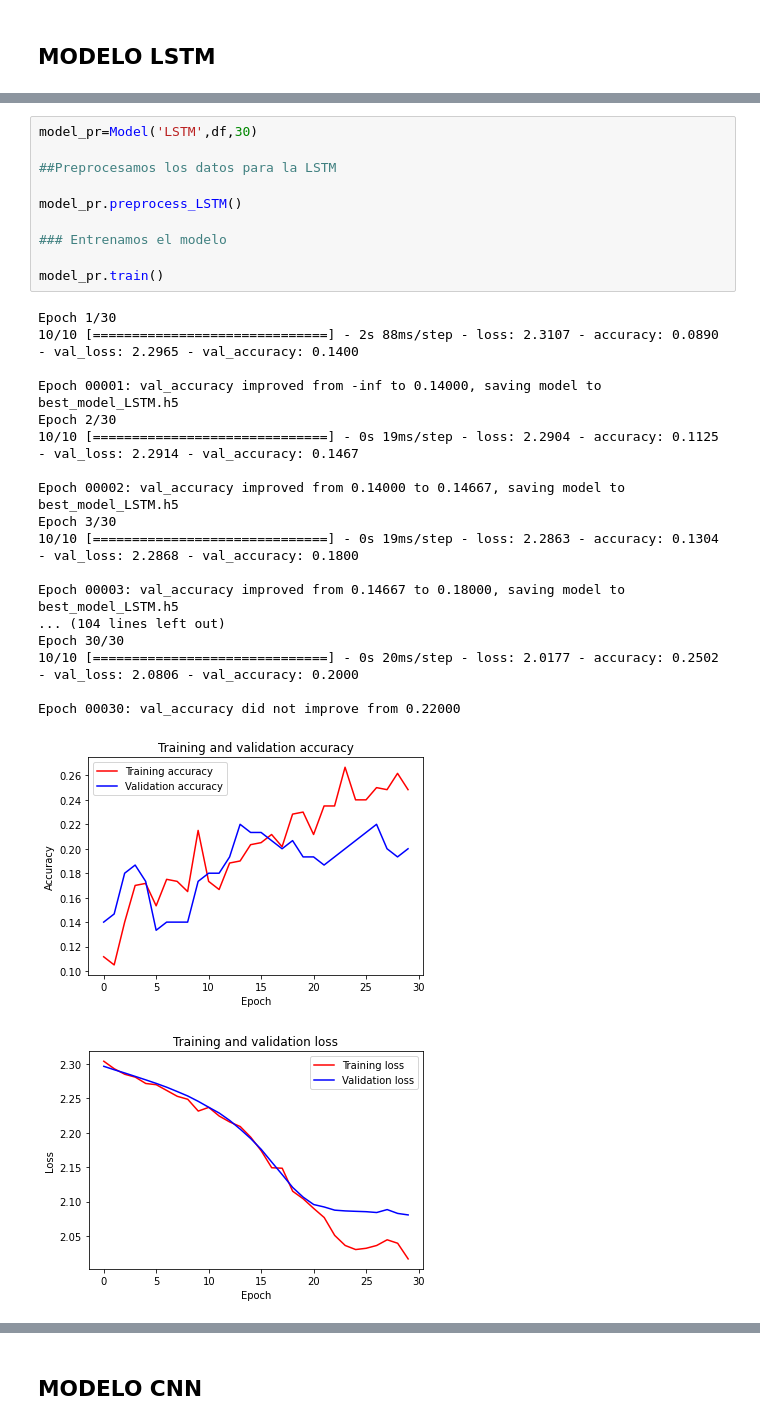
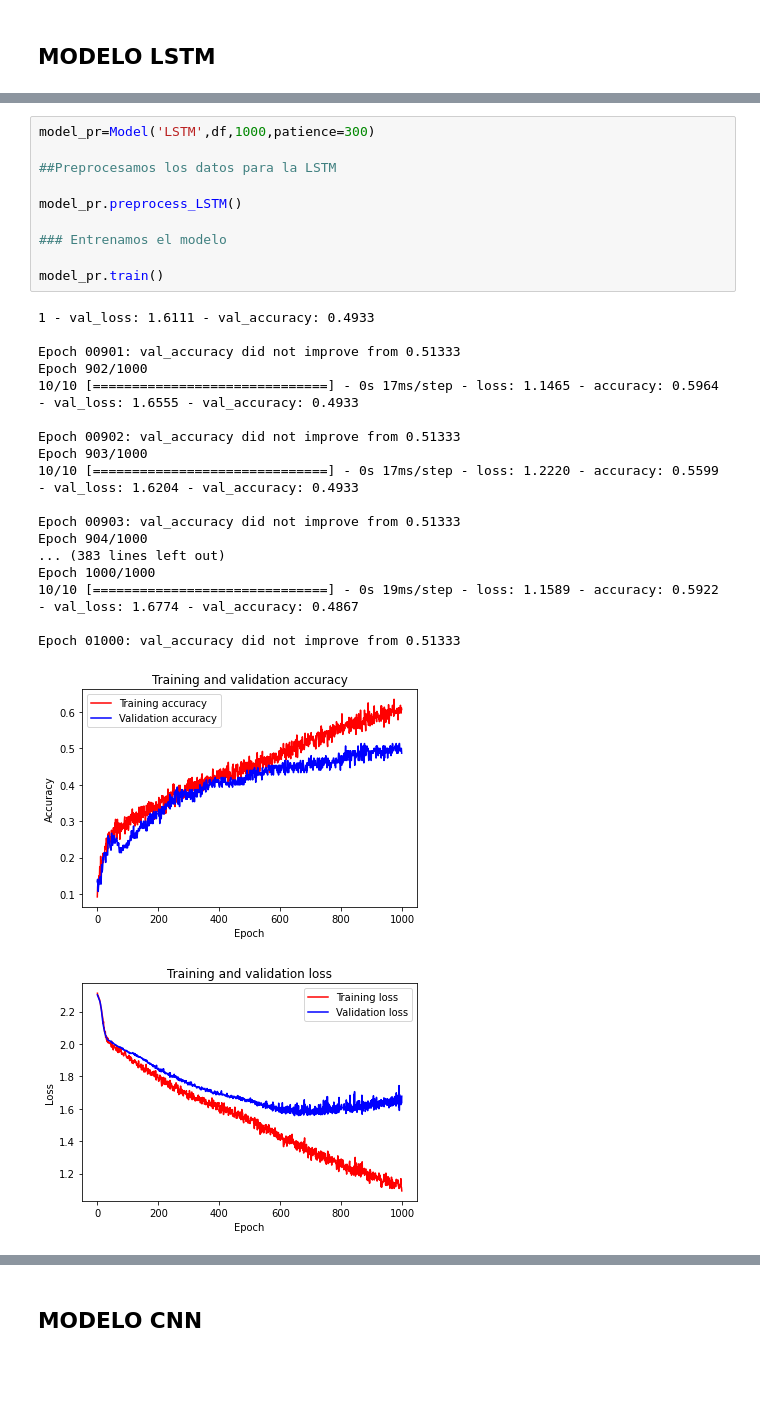
Before and after one commit to alejandropolo/Audio_Classification, a Jupyter notebook: Audio_final.ipynb, the cells around one changed output, grey strips where cells are left out. Drawn from its saved outputs; the diff is of its cells as text; blank space fills up the shorter version.

```diff
--- a/Audio_final.ipynb
+++ b/Audio_final.ipynb
@@ -83,33 +84,33 @@ from model import Model
 # %%
-model_pr=Model('LSTM',df,30)
+model_pr=Model('LSTM',df,1000,patience=300)
 
 ##Preprocesamos los datos para la LSTM
 
 model_pr.preprocess_LSTM()
 
 ### Entrenamos el modelo
 
 model_pr.train()
 # %% [output]
-Epoch 1/30
-10/10 [==============================] - 2s 88ms/step - loss: 2.3107 - accuracy: 0.0890 - val_loss: 2.2965 - val_accuracy: 0.1400
+1 - val_loss: 1.6111 - val_accuracy: 0.4933
 
-Epoch 00001: val_accuracy improved from -inf to 0.14000, saving model to best_model_LSTM.h5
-Epoch 2/30
-10/10 [==============================] - 0s 19ms/step - loss: 2.2904 - accuracy: 0.1125 - val_loss: 2.2914 - val_accuracy: 0.1467
+Epoch 00901: val_accuracy did not improve from 0.51333
+Epoch 902/1000
+10/10 [==============================] - 0s 17ms/step - loss: 1.1465 - accuracy: 0.5964 - val_loss: 1.6555 - val_accuracy: 0.4933
 
-Epoch 00002: val_accuracy improved from 0.14000 to 0.14667, saving model to best_model_LSTM.h5
-Epoch 3/30
-10/10 [==============================] - 0s 19ms/step - loss: 2.2863 - accuracy: 0.1304 - val_loss: 2.2868 - val_accuracy: 0.1800
+Epoch 00902: val_accuracy did not improve from 0.51333
+Epoch 903/1000
+10/10 [==============================] - 0s 17ms/step - loss: 1.2220 - accuracy: 0.5599 - val_loss: 1.6204 - val_accuracy: 0.4933
 
-Epoch 00003: val_accuracy improved from 0.14667 to 0.18000, saving model to best_model_LSTM.h5
-... (104 lines left out)
-Epoch 30/30
-10/10 [==============================] - 0s 20ms/step - loss: 2.0177 - accuracy: 0.2502 - val_loss: 2.0806 - val_accuracy: 0.2000
+Epoch 00903: val_accuracy did not improve from 0.51333
+Epoch 904/1000
+... (383 lines left out)
+Epoch 1000/1000
+10/10 [==============================] - 0s 19ms/step - loss: 1.1589 - accuracy: 0.5922 - val_loss: 1.6774 - val_accuracy: 0.4867
 
-Epoch 00030: val_accuracy did not improve from 0.22000
+Epoch 01000: val_accuracy did not improve from 0.51333
-[figure, old version]
+[figure, new version]
-[figure, old version]
+[figure, new version]
 # %%
 %tensorboard --logdir logs_LSTM
 # %% [output]
```
Also changed, not shown: parts of 12 cells of this notebook, 3 other files.
